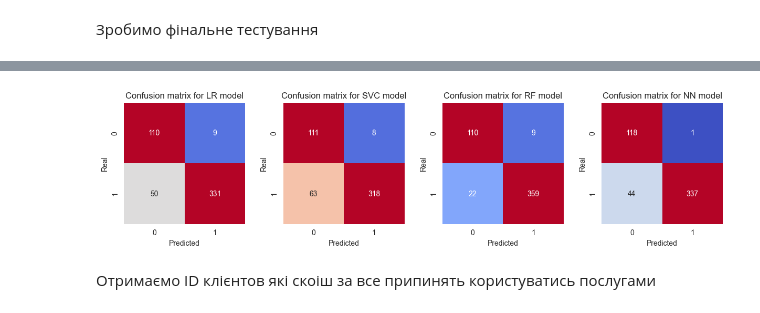
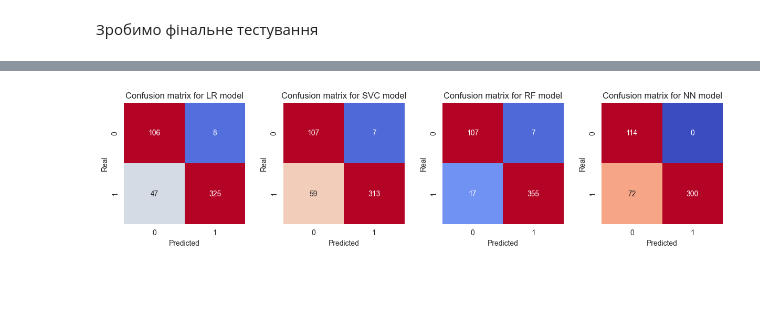
Before and after one commit to serzhu/DS_final_project, a Jupyter notebook: notebooks/internet_service_churn_Serhii.ipynb, the cells around one changed output, grey strips where cells are left out. Cells and saved outputs as stored; diff of their text form; code cells hidden in the pictures; blank space fills up the shorter version.

Commit message:
update models scalers app

```diff
--- a/notebooks/internet_service_churn_Serhii.ipynb
+++ b/notebooks/internet_service_churn_Serhii.ipynb
@@ -173,3 +208,6 @@ Name: count, dtype: int64
 Розділемо данні на тренувальну та тестову вибірки.
 Враховуючи що є незбалансованість вирішено примінити oversample метод  SMOTE(Synthetic Minority Oversampling Technique)
 Для стандартизації данних будемо використовувати метод StandardScaler
+# %%
+x_train, x_test, Y_train, y_test = train_test_split(X, y, test_size=0.25, random_state=0, stratify=y)
+print(np.unique(Y_train, return_counts=True))
@@ -417,22 +472,24 @@ plt.xticks(range(len(df.columns[1:-1])), df.columns[1:-1], rotation=50);
 Розмірність данних змінемо за допомогою MinMaxScaler
 # %%
 min_max_scaler = MinMaxScaler()
-X_scaled = min_max_scaler.fit_transform(X)
 
-X_train, X_test, y_train, y_test = train_test_split(X_scaled, y, test_size=0.25, random_state=42, stratify=y)
+# X_train, X_test, y_train, y_test = train_test_split(X, y, test_size=0.25, random_state=42, stratify=y)
+min_max_scaler.fit_transform(X)
+X_train = min_max_scaler.transform(x_train)
+X_test = min_max_scaler.transform(x_test)
 # %%
 model_NN = Sequential()
 model_NN.add(Dense(128, input_dim=10, activation='relu'))
-model_NN.add(Dropout(0.2))
+model_NN.add(Dropout(0.5))
 model_NN.add(Dense(64, activation='relu'))
-model_NN.add(Dropout(0.2))
+model_NN.add(Dropout(0.5))
 model_NN.add(Dense(1, activation='sigmoid'))
 
 model_NN.compile(loss='binary_crossentropy', optimizer='adam', metrics=['accuracy'])
 model_NN.summary()
 
 nn_start_time = time.time()
-early_stopping = EarlyStopping(monitor='val_loss', patience=3)
+early_stopping = EarlyStopping(monitor='val_loss', patience=4)
 history = model_NN.fit(X_train, y_train, epochs=20, batch_size=64, validation_split=0.1, callbacks=[early_stopping])
 
 score = model_NN.evaluate(X_test, y_test, verbose=0)
@@ -499,19 +536,2 @@ plt.show()
 # %% [markdown]
 Статистика роботи моделі на тестувальних данних
-# %%
-binary_predictions = [1 if p > 0.5 else 0 for p in pred]
-
-print('-'*50)
-print('Test loss:', score[0])
-print('Test accuracy:', score[1])
-print('-'*50)
-print('Classification report:')
-print(classification_report(y_test, binary_predictions))
-
-cm = confusion_matrix(y_test, binary_predictions)
-
-plt.figure(figsize=(3, 3))
-sns.heatmap(cm, square=True, annot=True, fmt='d', cbar=False, cmap='coolwarm', vmin=600, vmax=1000)
-plt.title('Confusion matrix')
-plt.ylabel('Real')
-plt.xlabel('Predicted');
@@ -572,6 +598,11 @@ plt.show()
 # %% [markdown]
 Зробимо фінальне тестування
 # %%
+df_final_test['contract'] = df_final_test['reamining_contract'].apply(lambda x: 0 if pd.isna(x) else 1)
+df_final_test.insert(5, 'contract', df_final_test.pop('contract'))
+df_final_test['reamining_contract'] = df_final_test['reamining_contract'].fillna(0)
+df_final_test.dropna(subset=['download_avg', 'upload_avg'], inplace=True, ignore_index=True)
+
 data = df_final_test.drop(columns=['churn'])
 features = data.drop(columns=['id'])
 target = df_final_test['churn']
@@ -596,3 +627 @@ for i, (m, p) in enumerate(pred.items()):
-[figure, old version]
+[figure, new version]
-# %% [markdown]
-Отримаємо ID клієнтов які скоіш за все припинять користуватись послугами
```
Also changed, not shown: parts of 43 cells of this notebook, 11 other files.
